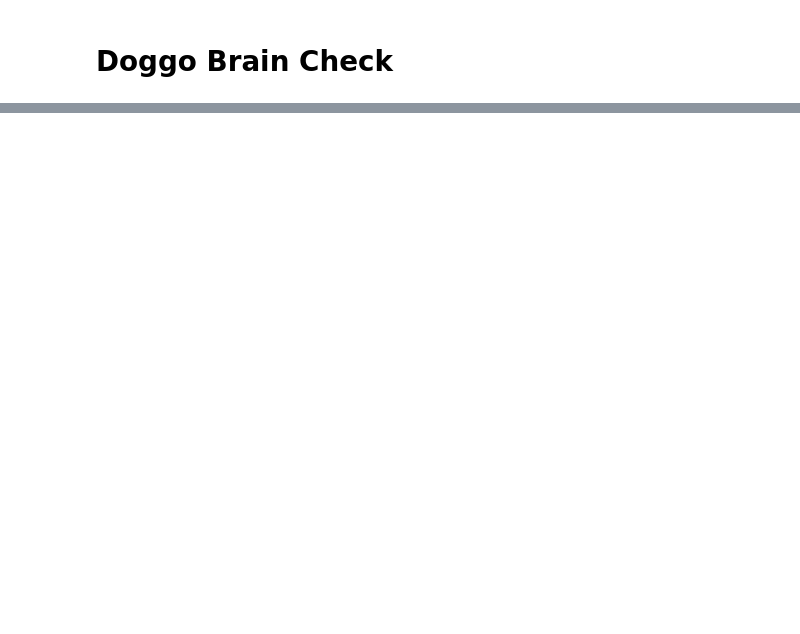
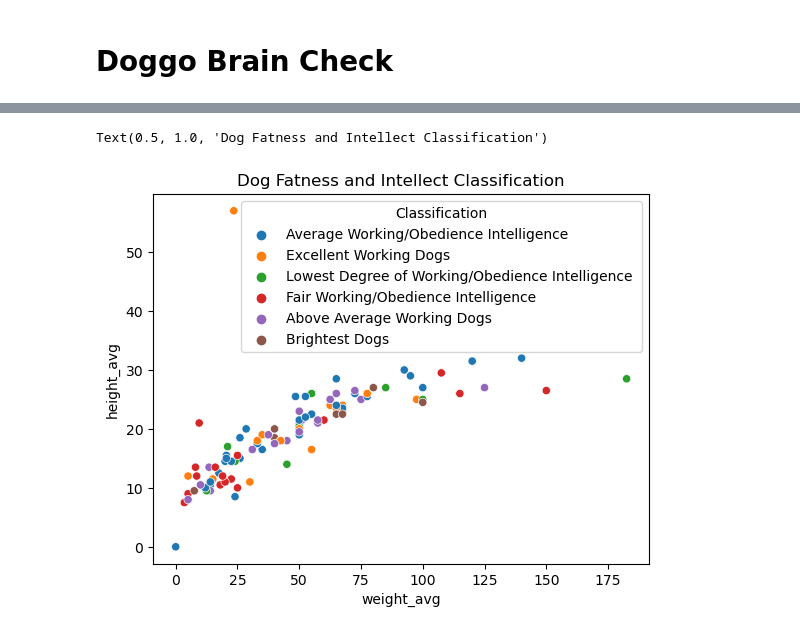
Before and after one commit to OtterBots/CST383_Project, a Jupyter notebook: Otterbot_project.ipynb, the cells around one changed output, grey strips where cells are left out. Saved outputs shown, nothing was run; the diff lists cells and outputs as text; code cells hidden in the pictures; blank space fills up the shorter version.

```diff
--- a/Otterbot_project.ipynb
+++ b/Otterbot_project.ipynb
@@ -63,0 +72,6 @@ dd
+# %%
+sns.scatterplot(data=dd, x='weight_avg', y='height_avg', hue='Classification')
+plt.title('Dog Fatness and Intellect Classification')
+# %% [output]
+Text(0.5, 1.0, 'Dog Fatness and Intellect Classification')
+[figure, added]
```
Also changed, not shown: parts of 13 cells of this notebook.
